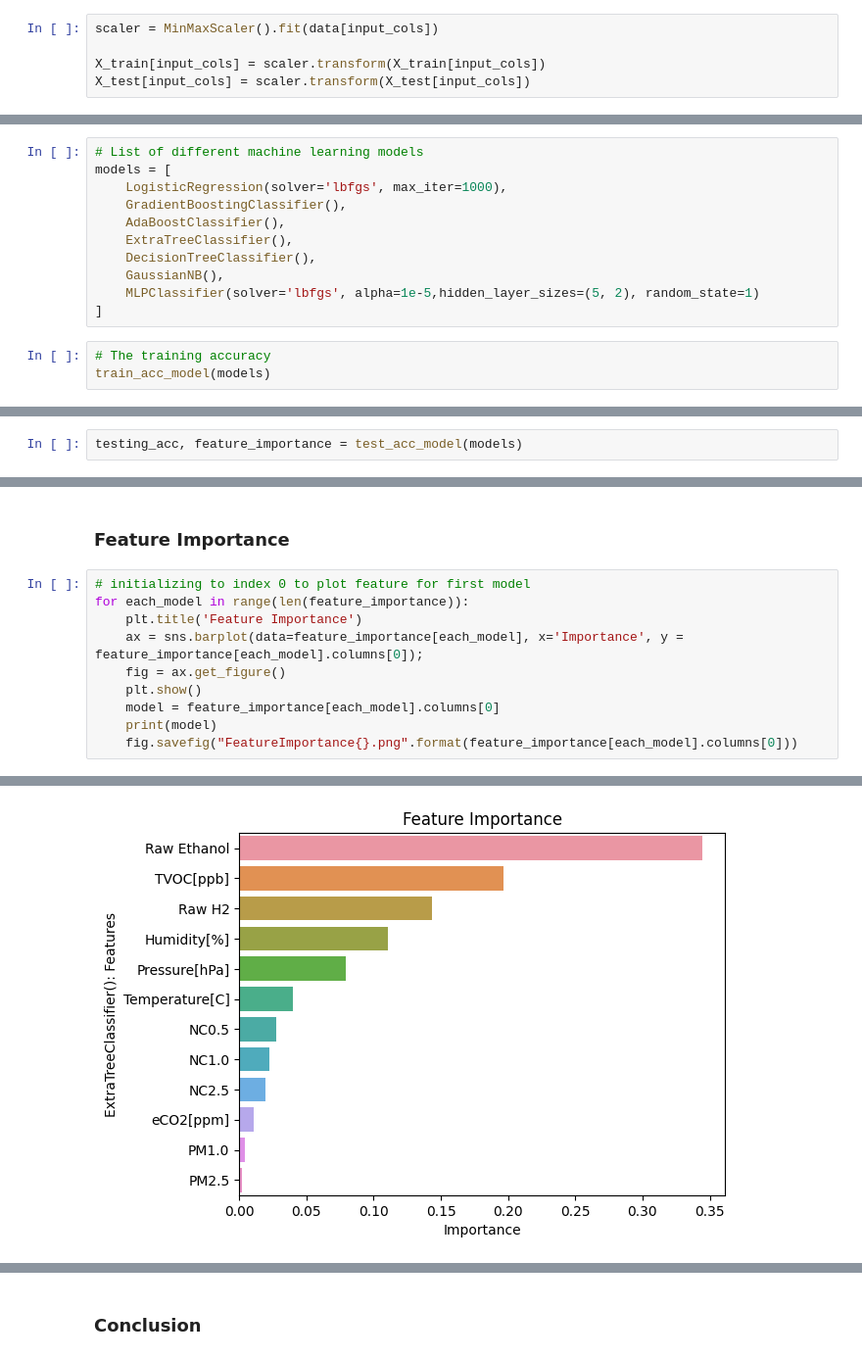
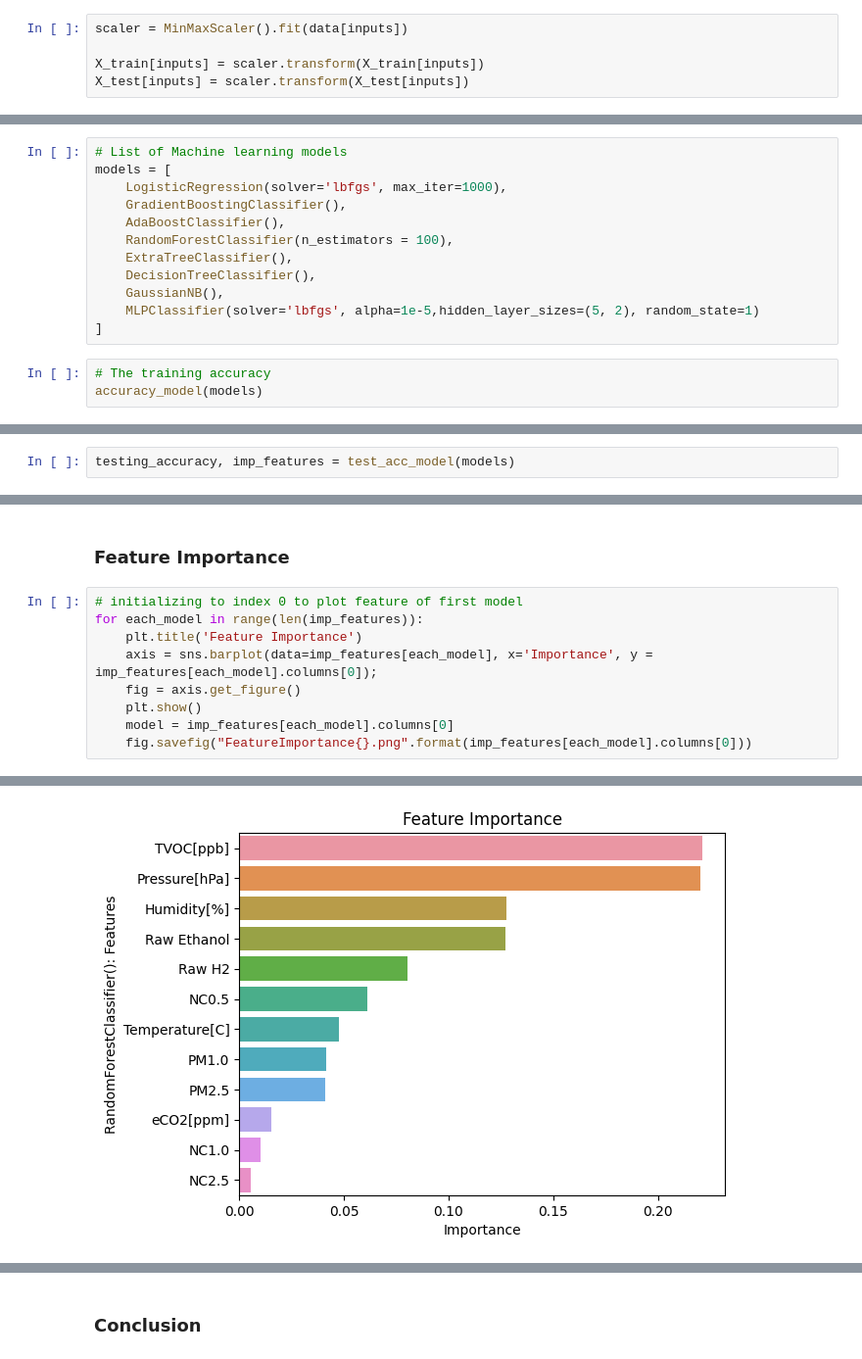
Before and after one commit to Mitchelle-Creado-15-06-1997/Smoke-Detection, a Jupyter notebook: v2/sklearn.ipynb, the cells around one changed output, grey strips where cells are left out. Shown at 98% size. Cells and saved outputs as stored; diff of their text form.

```diff
--- a/v2/sklearn.ipynb
+++ b/v2/sklearn.ipynb
@@ -157,8 +166,8 @@ We need to normalise the values in our dataset because it dramatically improves
 # %%
-scaler = MinMaxScaler().fit(data[input_cols])
+scaler = MinMaxScaler().fit(data[inputs])
 
-X_train[input_cols] = scaler.transform(X_train[input_cols])
-X_test[input_cols] = scaler.transform(X_test[input_cols])
+X_train[inputs] = scaler.transform(X_train[inputs])
+X_test[inputs] = scaler.transform(X_test[inputs])
 # %%
 X_test.describe().loc[['min', 'max']]
 # %% [output]
@@ -305,9 +307,10 @@ def test_acc_model(models):
 # %%
-# List of different machine learning models
+# List of Machine learning models
 models = [
     LogisticRegression(solver='lbfgs', max_iter=1000),
     GradientBoostingClassifier(),
     AdaBoostClassifier(),
+    RandomForestClassifier(n_estimators = 100),
     ExtraTreeClassifier(),
     DecisionTreeClassifier(),
     GaussianNB(),
@@ -315,7 +318,7 @@ models = [
 ]
 # %%
 # The training accuracy
-train_acc_model(models)
+accuracy_model(models)
 # %% [output]
 STOP: TOTAL NO. of ITERATIONS REACHED LIMIT.
 
@@ -333,3 +337,3 @@ Increase the number of iterations (max_iter) or scale the data as shown in:
 # %%
-testing_acc, feature_importance = test_acc_model(models)
+testing_accuracy, imp_features = test_acc_model(models)
 # %% [output]
@@ -366,13 +357,12 @@ testing_acc
 # %% [markdown]
 ### Feature Importance <a class="anchor" id="f_importance"></a>
 # %%
-# initializing to index 0 to plot feature for first model
-for each_model in range(len(feature_importance)):
+# initializing to index 0 to plot feature of first model
+for each_model in range(len(imp_features)):
     plt.title('Feature Importance')
-    ax = sns.barplot(data=feature_importance[each_model], x='Importance', y = feature_importance[each_model].columns[0]);
-    fig = ax.get_figure()
+    axis = sns.barplot(data=imp_features[each_model], x='Importance', y = imp_features[each_model].columns[0]);
+    fig = axis.get_figure()
     plt.show()
-    model = feature_importance[each_model].columns[0]
-    print(model)
-    fig.savefig("FeatureImportance{}.png".format(feature_importance[each_model].columns[0]))
+    model = imp_features[each_model].columns[0]
+    fig.savefig("FeatureImportance{}.png".format(imp_features[each_model].columns[0]))
 # %% [output]
@@ -383 +371 @@ AdaBoostClassifier(): Features
-[figure, old version]
+[figure, new version]
```
Also changed, not shown: parts of 33 cells of this notebook, 7 other files.
